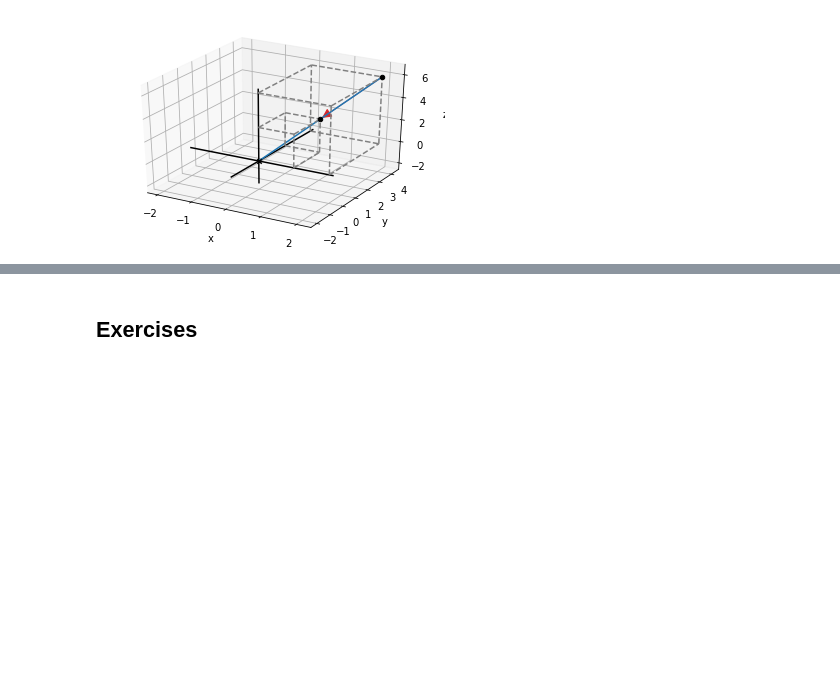
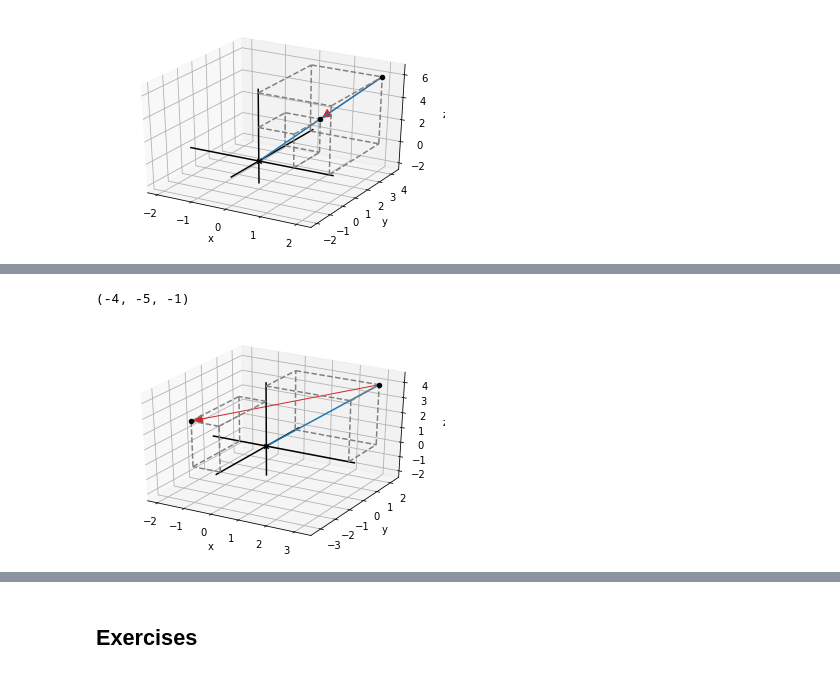
Before and after one commit to rahiakela/math-for-programmers, a Jupyter notebook: 3-ascending-to-3d-world/2_vector_arithmetic_in_3d.ipynb, the cells around one changed output, grey strips where cells are left out. Cells and saved outputs as stored; diff of their text form; code cells hidden in the pictures; blank space fills up the shorter version.

```diff
--- a/3-ascending-to-3d-world/2_vector_arithmetic_in_3d.ipynb
+++ b/3-ascending-to-3d-world/2_vector_arithmetic_in_3d.ipynb
@@ -128,0 +139,17 @@ draw3d(
+# %%
+v1 = [-1, -3, 3]
+v2 = [3, 2, 4]
+v3 = subtract(v1, v2)
+v3
+# %% [output]
+(-4, -5, -1)
+# %%
+draw3d(
+    Points3D((-1, -3, 3), (3, 2, 4)),
+    Arrow3D((-1, -3, 3), (3, 2, 4)),
+    Segment3D((0, 0, 0), (3, 2, 4)),
+    Box3D(-1, -3, 3),
+    Box3D(3, 2, 4)
+    )
+# %% [output]
+[figure, added]
```
Also changed, not shown: parts of 10 cells of this notebook.
